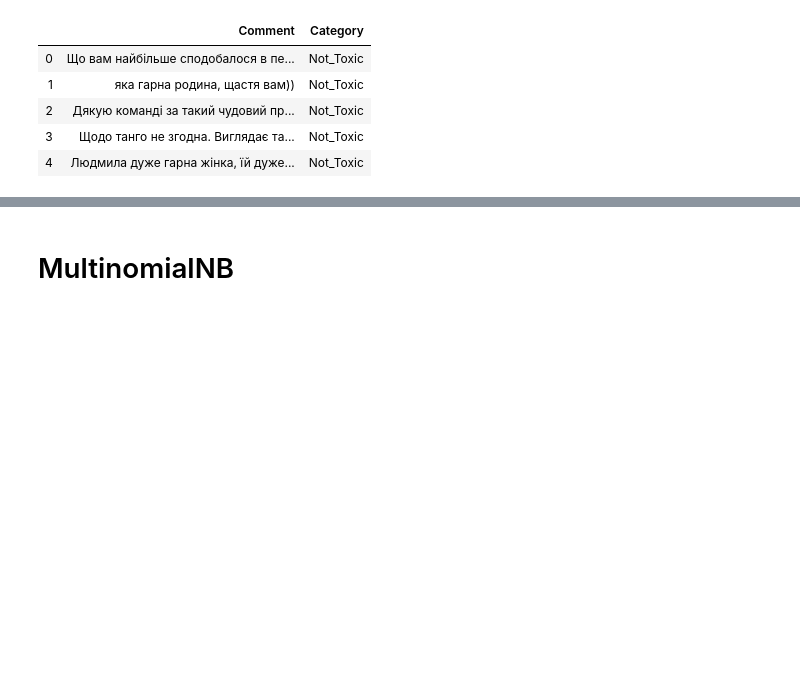
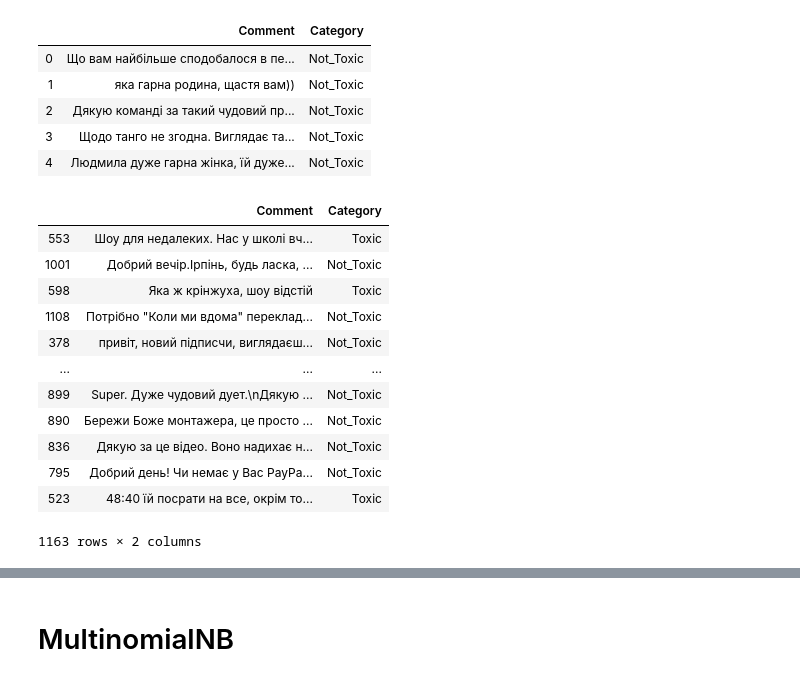
Before and after one commit to ElenaGrischenko/NLP, a Jupyter notebook: NLP.ipynb, the cells around one changed output, grey strips where cells are left out. Saved outputs shown, nothing was run; the diff lists cells and outputs as text; code cells hidden in the pictures; blank space fills up the shorter version.

```diff
--- a/NLP.ipynb
+++ b/NLP.ipynb
@@ -53,3 +52,21 @@ df_train.head()
 | 2 | Дякую команді за такий чудовий пр... | Not_Toxic |
 | 3 | Щодо танго не згодна. Виглядає та... | Not_Toxic |
 | 4 | Людмила дуже гарна жінка, їй дуже... | Not_Toxic |
+# %%
+df = pd.read_excel('C:/Users/helen/OneDrive/Рабочий стол/пары/NLP_all.xlsx')
+df = df.sample(frac=1)
+df
+# %% [output]
+|  | Comment | Category |
+| 553 | Шоу для недалеких. Нас у школі вч... | Toxic |
+| 1001 | Добрий вечір.Ірпінь, будь ласка, ... | Not_Toxic |
+| 598 | Яка ж крінжуха, шоу відстій | Toxic |
+| 1108 | Потрібно "Коли ми вдома" переклад... | Not_Toxic |
+| 378 | привіт, новий підписчи, виглядаєш... | Not_Toxic |
+| ... | ... | ... |
+| 899 | Super. Дуже чудовий дует.\nДякую ... | Not_Toxic |
+| 890 | Бережи Боже монтажера, це просто ... | Not_Toxic |
+| 836 | Дякую за це відео. Воно надихає н... | Not_Toxic |
+| 795 | Добрий день! Чи немає у Вас PayPa... | Not_Toxic |
+| 523 | 48:40 їй посрати на все, окрім то... | Toxic |
+1163 rows × 2 columns
```
Also changed, not shown: parts of 11 cells of this notebook, 3 other files.
